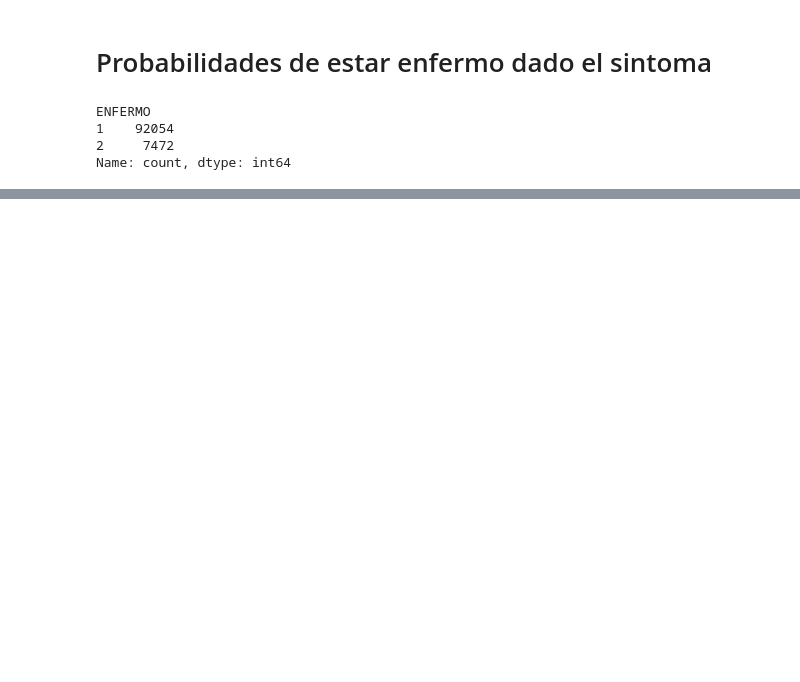
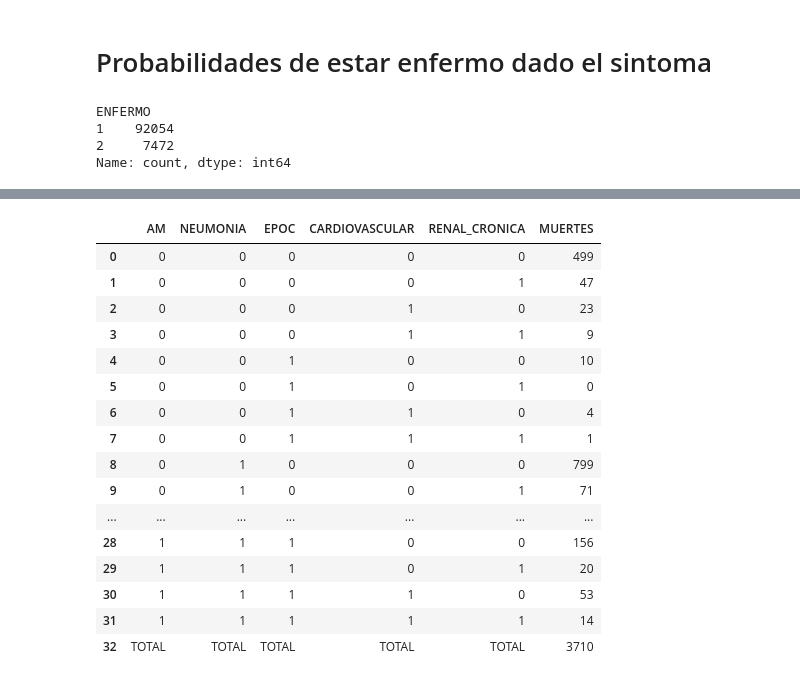
Before and after one commit to Polito9/Redes-Bayesianas, a Jupyter notebook: Daniel.ipynb, the cells around one changed output, grey strips where cells are left out. Drawn from its saved outputs; the diff is of its cells as text; code cells hidden in the pictures; blank space fills up the shorter version.

```diff
--- a/Daniel.ipynb
+++ b/Daniel.ipynb
@@ -206,0 +219,13 @@ OTRO_CASO       18.23%      90.45%
+# %%
+columnas = ["AM", "NEUMONIA", "DIABETES", "EPOC", "ASMA", "INMUSUPR", "HIPERTENSION", "CARDIOVASCULAR", "OBESIDAD", "RENAL_CRONICA", "TABAQUISMO", "OTRO_CASO"]
+for sintoma in columnas:
+    # Contar cuantas veces coincide el sintoma con que este enfermo el paciente
+    sintoma_y_enfermo = len(data[(data[sintoma] == 1) & (data['ENFERMO'] == 1)])
+    total_con_sintoma = len(data[data[sintoma] == 1])
+
+    #Calcular cuantas personas enfermas tienen el sintoma
+    pct_enfermos_con_sintoma = (sintoma_y_enfermo / 92054) * 100
+    # Calcular de las personas con el sintoma cuantos estan enfermos
+    pct_sintoma_que_son_enfermos = (sintoma_y_enfermo / total_con_sintoma) * 100
+
+    print(f"{sintoma:15} {pct_enfermos_con_sintoma:.2f}% {pct_sintoma_que_son_enfermos:10.2f}%")
@@ -206,0 +293,7 @@ OTRO_CASO       18.23%      90.45%
+# %%
+mortiferos = ["AM", "NEUMONIA", "EPOC", "CARDIOVASCULAR", "RENAL_CRONICA"]
+Probabilidad_AM = 12.8
+Probabilidad_Neumonia = round(calculo_sintoma(data,"NEUMONIA"),2) #23.63
+Probabilidad_EPOC = 10
+Probabilidad_Cardiovascular = round(calculo_sintoma(data,"CARDIOVASCULAR"),2) #3.37
+Probabilidad_Renal_Cronica = 12
@@ -206,0 +409,64 @@ OTRO_CASO       18.23%      90.45%
+# %%
+# Generar todas las combinaciones posibles (1 y 0 para cada columna)
+combinaciones = list(itertools.product([0, 1], repeat=len(mortiferos)))
+
+# Crear lista para almacenar resultados
+resultados = []
+
+# Calcular el conteo para cada combinación
+for comb in combinaciones:
+    # Crear condiciones dinámicamente
+    condiciones = []
+    for i, col in enumerate(columnas):
+        if comb[i] == 1:
+            condiciones.append(data[col] == 1)
+        else:
+            condiciones.append(data[col] != 1)
+
+    # Combinar todas las condiciones con AND
+    condicion_final = condiciones[0]
+    for cond in condiciones[1:]:
+        condicion_final = condicion_final & cond
+
+    # Añadir condición de FECHA_DEF
+    condicion_final = condicion_final & (data['FECHA_DEF'] == 1)
+
+    # Calcular el conteo
+    conteo = len(data[condicion_final])
+
+    # Añadir a resultados
+    resultados.append({
+        'AM': comb[0],
+        'NEUMONIA': comb[1],
+        'EPOC': comb[2],
+        'CARDIOVASCULAR': comb[3],
+        'RENAL_CRONICA': comb[4],
+        'MUERTES': conteo
+    })
+
+# Convertir a DataFrame
+tabla_resultados = pd.DataFrame(resultados)
+total_muertes = tabla_resultados['MUERTES'].sum()
+fila_total = {col: 'TOTAL' for col in columnas}
+fila_total['MUERTES'] = total_muertes
+
+tabla_resultados = pd.concat([tabla_resultados, pd.DataFrame([fila_total])], ignore_index=True)
+tabla_resultados
+# %% [output]
+|  | AM | NEUMONIA | EPOC | CARDIOVASCULAR | RENAL_CRONICA | MUERTES |
+| 0 | 0 | 0 | 0 | 0 | 0 | 499 |
+| 1 | 0 | 0 | 0 | 0 | 1 | 47 |
+| 2 | 0 | 0 | 0 | 1 | 0 | 23 |
+| 3 | 0 | 0 | 0 | 1 | 1 | 9 |
+| 4 | 0 | 0 | 1 | 0 | 0 | 10 |
+| 5 | 0 | 0 | 1 | 0 | 1 | 0 |
+| 6 | 0 | 0 | 1 | 1 | 0 | 4 |
+| 7 | 0 | 0 | 1 | 1 | 1 | 1 |
+| 8 | 0 | 1 | 0 | 0 | 0 | 799 |
+| 9 | 0 | 1 | 0 | 0 | 1 | 71 |
+| ... | ... | ... | ... | ... | ... | ... |
+| 28 | 1 | 1 | 1 | 0 | 0 | 156 |
+| 29 | 1 | 1 | 1 | 0 | 1 | 20 |
+| 30 | 1 | 1 | 1 | 1 | 0 | 53 |
+| 31 | 1 | 1 | 1 | 1 | 1 | 14 |
+| 32 | TOTAL | TOTAL | TOTAL | TOTAL | TOTAL | 3710 |
```
Also changed, not shown: parts of 23 cells of this notebook.
